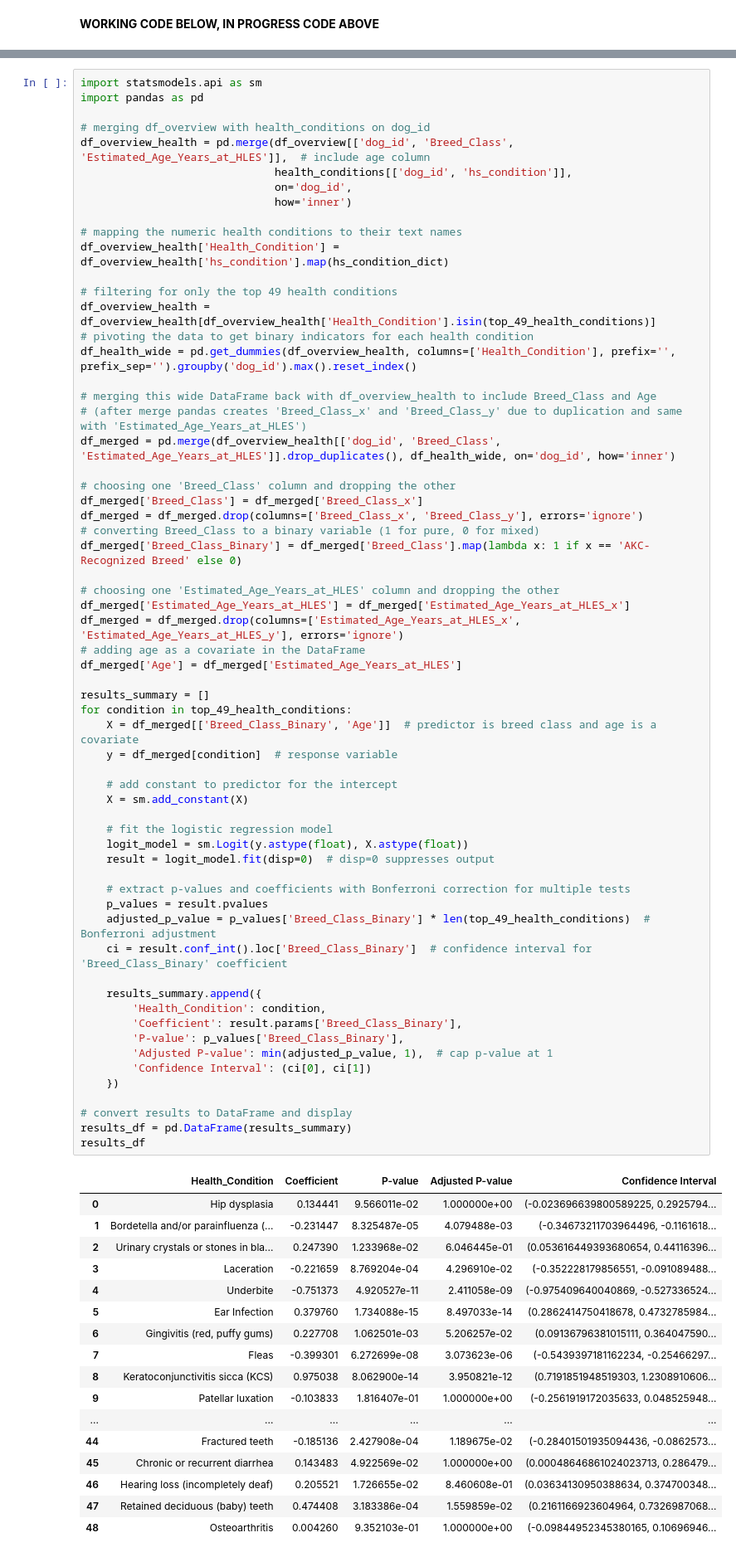
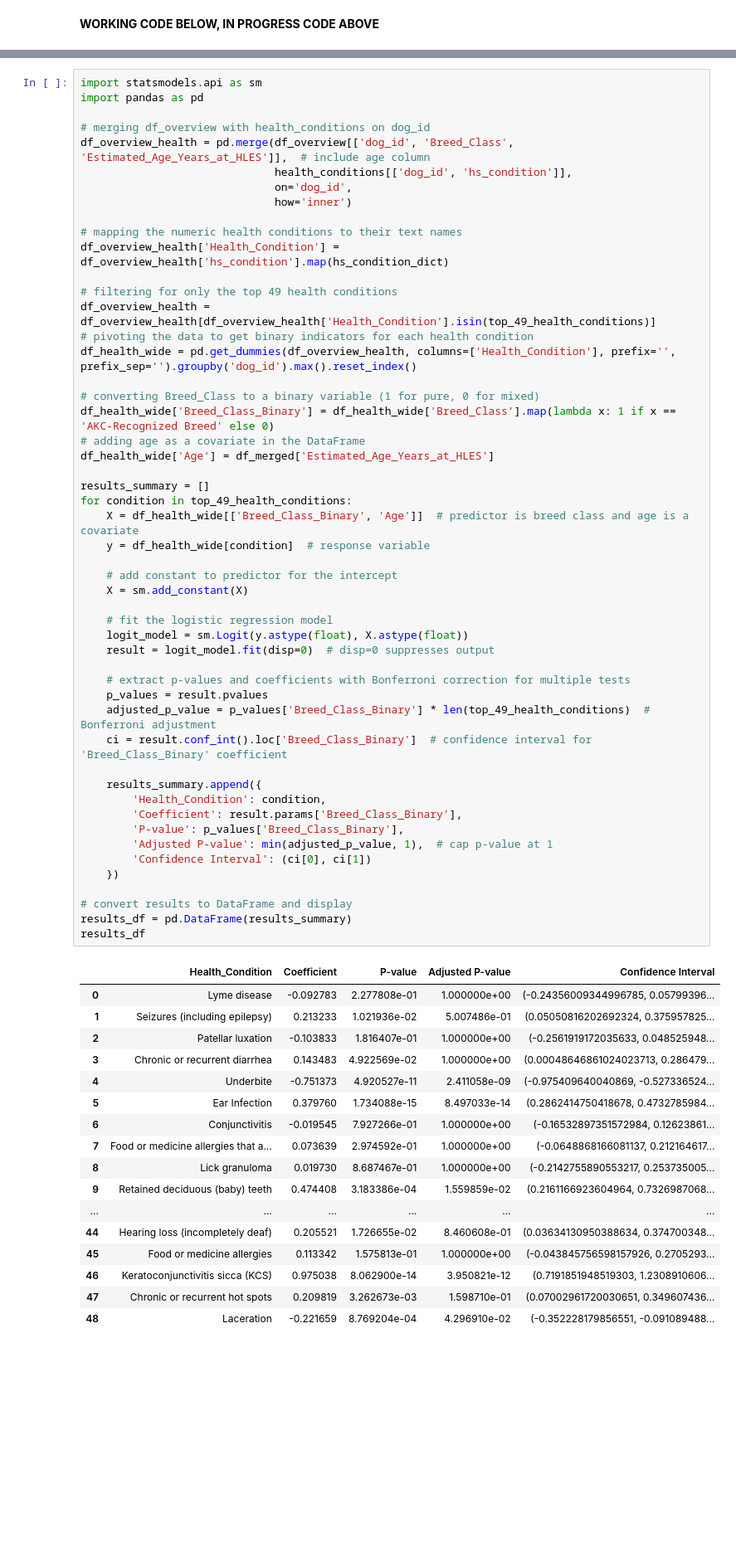
Before and after one commit to sophie-z/dap, a Jupyter notebook: dap_notebook.ipynb, the cells around one changed output, grey strips where cells are left out. Shown at 83% size. Cells and saved outputs as stored; diff of their text form; blank space fills up the shorter version.

```diff
--- a/dap_notebook.ipynb
+++ b/dap_notebook.ipynb
@@ -482,68 +465,57 @@ df_overview_health = df_overview_health[df_overview_health['Health_Condition'].i
 # pivoting the data to get binary indicators for each health condition
 df_health_wide = pd.get_dummies(df_overview_health, columns=['Health_Condition'], prefix='', prefix_sep='').groupby('dog_id').max().reset_index()
 
-# merging this wide DataFrame back with df_overview_health to include Breed_Class and Age
-# (after merge pandas creates 'Breed_Class_x' and 'Breed_Class_y' due to duplication and same with 'Estimated_Age_Years_at_HLES')
-df_merged = pd.merge(df_overview_health[['dog_id', 'Breed_Class', 'Estimated_Age_Years_at_HLES']].drop_duplicates(), df_health_wide, on='dog_id', how='inner')
-
-# choosing one 'Breed_Class' column and dropping the other
-df_merged['Breed_Class'] = df_merged['Breed_Class_x']
-df_merged = df_merged.drop(columns=['Breed_Class_x', 'Breed_Class_y'], errors='ignore')
 # converting Breed_Class to a binary variable (1 for pure, 0 for mixed)
-df_merged['Breed_Class_Binary'] = df_merged['Breed_Class'].map(lambda x: 1 if x == 'AKC-Recognized Breed' else 0)
-
-# choosing one 'Estimated_Age_Years_at_HLES' column and dropping the other
-df_merged['Estimated_Age_Years_at_HLES'] = df_merged['Estimated_Age_Years_at_HLES_x']
-df_merged = df_merged.drop(columns=['Estimated_Age_Years_at_HLES_x', 'Estimated_Age_Years_at_HLES_y'], errors='ignore')
+df_health_wide['Breed_Class_Binary'] = df_health_wide['Breed_Class'].map(lambda x: 1 if x == 'AKC-Recognized Breed' else 0)
 # adding age as a covariate in the DataFrame
-df_merged['Age'] = df_merged['Estimated_Age_Years_at_HLES']
+df_health_wide['Age'] = df_merged['Estimated_Age_Years_at_HLES']
 
 results_summary = []
 for condition in top_49_health_conditions:
-    X = df_merged[['Breed_Class_Binary', 'Age']]  # predictor is breed class and age is a covariate
-    y = df_merged[condition]  # response variable
+    X = df_health_wide[['Breed_Class_Binary', 'Age']]  # predictor is breed class and age is a covariate
+    y = df_health_wide[condition]  # response variable
 
     # add constant to predictor for the intercept
     X = sm.add_constant(X)
 
     # fit the logistic regression model
     logit_model = sm.Logit(y.astype(float), X.astype(float))
     result = logit_model.fit(disp=0)  # disp=0 suppresses output
 
     # extract p-values and coefficients with Bonferroni correction for multiple tests
     p_values = result.pvalues
     adjusted_p_value = p_values['Breed_Class_Binary'] * len(top_49_health_conditions)  # Bonferroni adjustment
     ci = result.conf_int().loc['Breed_Class_Binary']  # confidence interval for 'Breed_Class_Binary' coefficient
 
     results_summary.append({
         'Health_Condition': condition,
         'Coefficient': result.params['Breed_Class_Binary'],
         'P-value': p_values['Breed_Class_Binary'],
         'Adjusted P-value': min(adjusted_p_value, 1),  # cap p-value at 1
         'Confidence Interval': (ci[0], ci[1])
     })
 
 # convert results to DataFrame and display
 results_df = pd.DataFrame(results_summary)
 results_df
 # %% [output]
 |  | Health_Condition | Coefficient | P-value | Adjusted P-value | Confidence Interval |
-| 0 | Hip dysplasia | 0.134441 | 9.566011e-02 | 1.000000e+00 | (-0.023696639800589225, 0.2925794... |
-| 1 | Bordetella and/or parainfluenza (... | -0.231447 | 8.325487e-05 | 4.079488e-03 | (-0.34673211703964496, -0.1161618... |
-| 2 | Urinary crystals or stones in bla... | 0.247390 | 1.233968e-02 | 6.046445e-01 | (0.053616449393680654, 0.44116396... |
-| 3 | Laceration | -0.221659 | 8.769204e-04 | 4.296910e-02 | (-0.352228179856551, -0.091089488... |
+| 0 | Lyme disease | -0.092783 | 2.277808e-01 | 1.000000e+00 | (-0.24356009344996785, 0.05799396... |
+| 1 | Seizures (including epilepsy) | 0.213233 | 1.021936e-02 | 5.007486e-01 | (0.05050816202692324, 0.375957825... |
+| 2 | Patellar luxation | -0.103833 | 1.816407e-01 | 1.000000e+00 | (-0.2561919172035633, 0.048525948... |
+| 3 | Chronic or recurrent diarrhea | 0.143483 | 4.922569e-02 | 1.000000e+00 | (0.00048646861024023713, 0.286479... |
 | 4 | Underbite | -0.751373 | 4.920527e-11 | 2.411058e-09 | (-0.975409640040869, -0.527336524... |
 | 5 | Ear Infection | 0.379760 | 1.734088e-15 | 8.497033e-14 | (0.2862414750418678, 0.4732785984... |
-| 6 | Gingivitis (red, puffy gums) | 0.227708 | 1.062501e-03 | 5.206257e-02 | (0.09136796381015111, 0.364047590... |
-| 7 | Fleas | -0.399301 | 6.272699e-08 | 3.073623e-06 | (-0.5439397181162234, -0.25466297... |
-| 8 | Keratoconjunctivitis sicca (KCS) | 0.975038 | 8.062900e-14 | 3.950821e-12 | (0.7191851948519303, 1.2308910606... |
-| 9 | Patellar luxation | -0.103833 | 1.816407e-01 | 1.000000e+00 | (-0.2561919172035633, 0.048525948... |
+| 6 | Conjunctivitis | -0.019545 | 7.927266e-01 | 1.000000e+00 | (-0.16532897351572984, 0.12623861... |
+| 7 | Food or medicine allergies that a... | 0.073639 | 2.974592e-01 | 1.000000e+00 | (-0.0648868166081137, 0.212164617... |
+| 8 | Lick granuloma | 0.019730 | 8.687467e-01 | 1.000000e+00 | (-0.2142755890553217, 0.253735005... |
+| 9 | Retained deciduous (baby) teeth | 0.474408 | 3.183386e-04 | 1.559859e-02 | (0.2161166923604964, 0.7326987068... |
 | ... | ... | ... | ... | ... | ... |
-| 44 | Fractured teeth | -0.185136 | 2.427908e-04 | 1.189675e-02 | (-0.28401501935094436, -0.0862573... |
-| 45 | Chronic or recurrent diarrhea | 0.143483 | 4.922569e-02 | 1.000000e+00 | (0.00048646861024023713, 0.286479... |
-| 46 | Hearing loss (incompletely deaf) | 0.205521 | 1.726655e-02 | 8.460608e-01 | (0.03634130950388634, 0.374700348... |
-| 47 | Retained deciduous (baby) teeth | 0.474408 | 3.183386e-04 | 1.559859e-02 | (0.2161166923604964, 0.7326987068... |
-| 48 | Osteoarthritis | 0.004260 | 9.352103e-01 | 1.000000e+00 | (-0.09844952345380165, 0.10696946... |
+| 44 | Hearing loss (incompletely deaf) | 0.205521 | 1.726655e-02 | 8.460608e-01 | (0.03634130950388634, 0.374700348... |
+| 45 | Food or medicine allergies | 0.113342 | 1.575813e-01 | 1.000000e+00 | (-0.043845756598157926, 0.2705293... |
+| 46 | Keratoconjunctivitis sicca (KCS) | 0.975038 | 8.062900e-14 | 3.950821e-12 | (0.7191851948519303, 1.2308910606... |
+| 47 | Chronic or recurrent hot spots | 0.209819 | 3.262673e-03 | 1.598710e-01 | (0.07002961720030651, 0.349607436... |
+| 48 | Laceration | -0.221659 | 8.769204e-04 | 4.296910e-02 | (-0.352228179856551, -0.091089488... |
 # %% [markdown]
 ## TABLE 2 — LIFETIME PREVALENCE OF TOP 49 MEDICAL CONDITIONS IN THE PUREBRED AND MIXED-BREED DOG POPULATIONS</b>
 We replicated Table 2 — Lifetime prevalence of 53 medical conditions in the purebred and mixed-breed dog populations — from Forsyth et al. (2023). We plot the following columns by medical condition: N (mixed-breed/purebred), Mixed-breed Prevalence (%), Purebred Prevalence(%), p-value.
```
Also changed, not shown: parts of 8 cells of this notebook.
